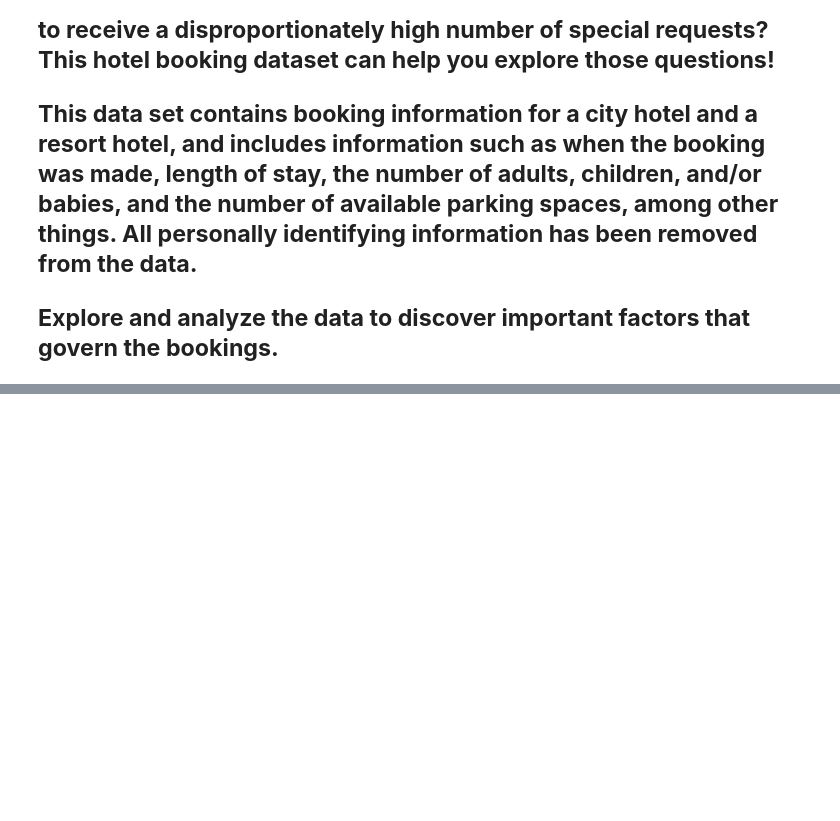
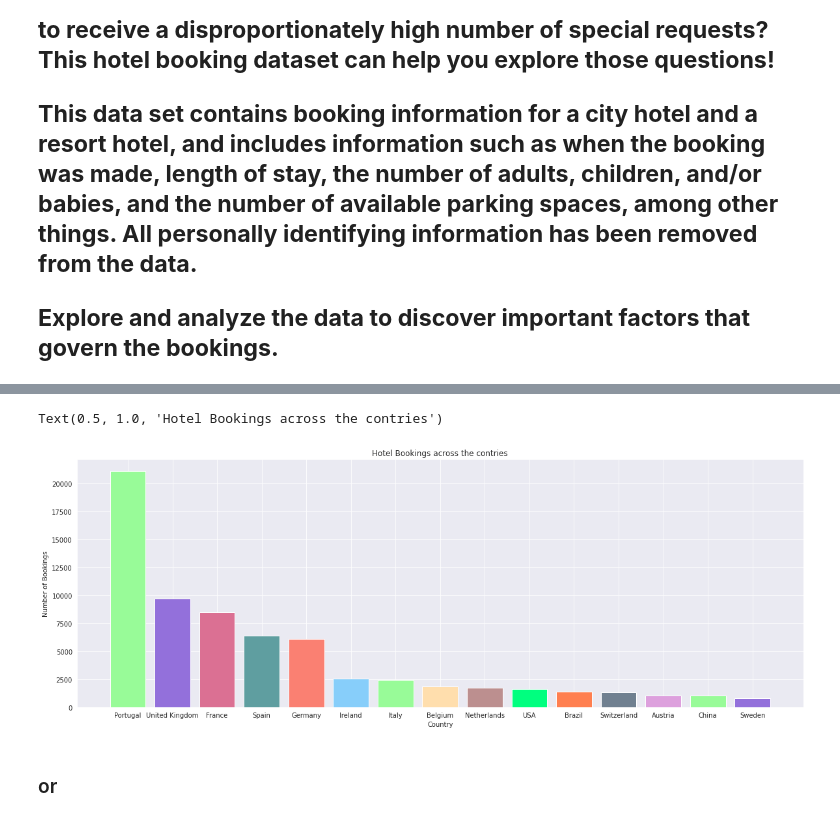
Before and after one commit to AkashK18/Hotel_Booking_Analysis_Capstone_Project, a Jupyter notebook: Hotel_Booking_Analysis_Capstone_Project.ipynb, the cells around one changed output, grey strips where cells are left out. Cells and saved outputs as stored; diff of their text form; code cells hidden in the pictures; blank space fills up the shorter version.

```diff
--- a/Hotel_Booking_Analysis_Capstone_Project.ipynb
+++ b/Hotel_Booking_Analysis_Capstone_Project.ipynb
@@ -791,0 +29,4 @@ sns.heatmap((correlation), annot=True, cmap='coolwarm')
+# %%
+# Loading the dataset
+hotel_booking_raw_ds = pd.read_csv(data_path)
+hotel_booking_raw_ds
@@ -791,0 +302,6 @@ sns.heatmap((correlation), annot=True, cmap='coolwarm')
+# %%
+# select the bookings which was not cancelled
+confirm_bookings = hotel_booking_raw_ds[hotel_booking_raw_ds['is_canceled']==0]
+# %%
+# Number of bookings fro each country store in one variable
+get_count= confirm_bookings['country'].value_counts()
@@ -791,0 +328,14 @@ sns.heatmap((correlation), annot=True, cmap='coolwarm')
+# %%
+Bookings_from_country = get_count.head(15)
+country_names = ['Portugal','United Kingdom','France','Spain','Germany','Ireland','Italy','Belgium','Netherlands','USA','Brazil','Switzerland','Austria','China','Sweden']
+# %%
+plt.figure(figsize=(20,7))
+plt.bar(country_names,Bookings_from_country,color = ['palegreen','mediumpurple','palevioletred','cadetblue','salmon','lightskyblue','palegreen','navajowhite','rosybrown','springgreen','coral','slategray','plum'])
+plt.xlabel('Country')
+plt.ylabel('Number of Bookings')
+plt.title('Hotel Bookings across the contries')
+# %% [output]
+Text(0.5, 1.0, 'Hotel Bookings across the contries')
+[figure, added]
+# %% [markdown]
+### or
```
Also changed, not shown: parts of 152 cells of this notebook.
